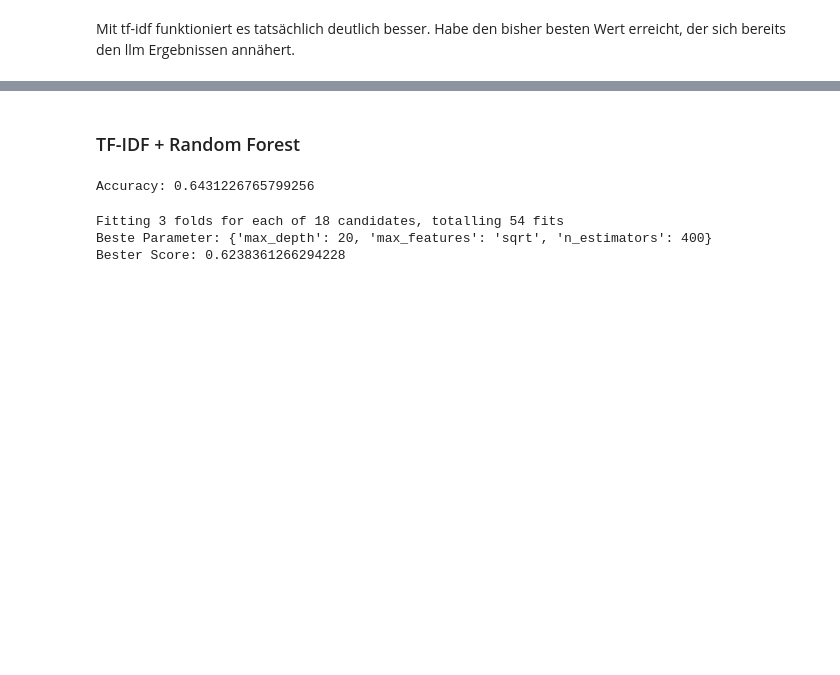
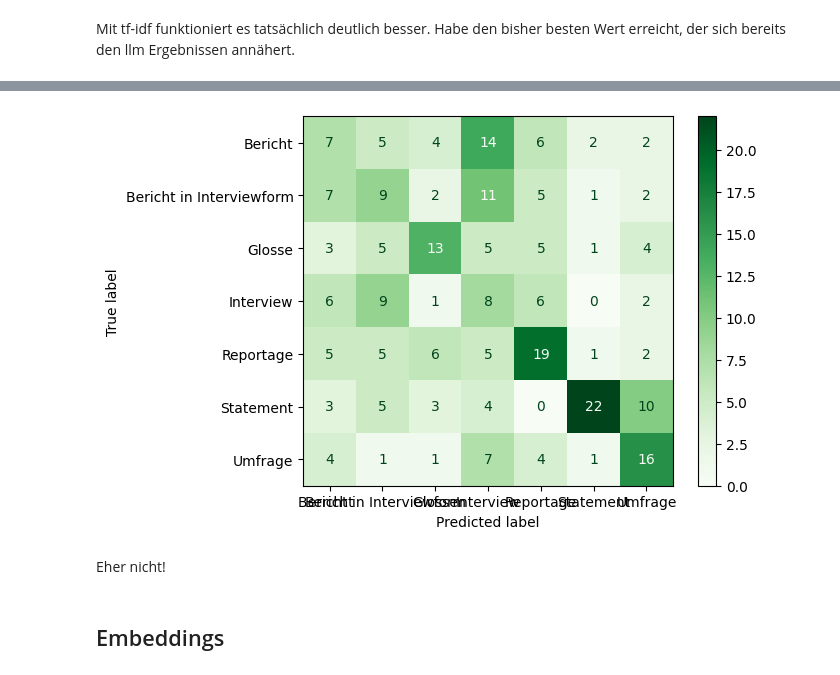
Before and after one commit to jaeniboy/nlp-genres, a Jupyter notebook: text_classification.ipynb, the cells around one changed output, grey strips where cells are left out. Saved outputs shown, nothing was run; the diff lists cells and outputs as text; code cells hidden in the pictures; blank space fills up the shorter version.

Commit message:
latent dirichlet allocation und ersten embeddings-ansatz ausprobiert

```diff
--- a/text_classification.ipynb
+++ b/text_classification.ipynb
@@ -733,14 +834,22 @@ Mit tf-idf funktioniert es tatsächlich deutlich besser. Habe den bisher besten
 # %%
-# TF-IDF statt reinen Wortzählens
-vectorizer = TfidfVectorizer(max_features=2000)  # 👈 Geändert
-X = vectorizer.fit_transform(df["clean_text"])
+# Bag of Words schnüren
 
+from sklearn.discriminant_analysis import LinearDiscriminantAnalysis
+from sklearn.decomposition import LatentDirichletAllocation as LDiA
+
+
+vectorizer = CountVectorizer(max_features=5000)
+X = vectorizer.fit_transform(df["text_lemmatized"])
 y = df['gattung']
-X_train, X_test, y_train, y_test = train_test_split(X, y, test_size=0.2, random_state=42)
 
-model = MultinomialNB()
+ldia = LDiA(n_components=200, learning_method='batch')
+ldia = ldia.fit_transform(X)
+
+X_train, X_test, y_train, y_test = train_test_split(ldia, y, test_size=0.2, random_state=42)
+
+model = LinearDiscriminantAnalysis(n_components=None)
 model.fit(X_train, y_train)
 
-y_pred = model.predict(X_test)
-print("Genauigkeit:", accuracy_score(y_test, y_pred))
+print(model.score(X_train, y_train))
+print(model.score(X_test, y_test))
 # %% [output]
@@ -793,40 +858,16 @@ Bester Score: 0.6452513966480447
-# %% [markdown]
-### TF-IDF + Random Forest
-# %%
-
-vectorizer = TfidfVectorizer(max_features=5000)
-X = vectorizer.fit_transform(df["clean_text"])
-
-y = df['gattung']
-X_train, X_test, y_train, y_test = train_test_split(X, y, test_size=0.2, random_state=42)
-
-# Vorher: DecisionTreeClassifier
-rf_classifier = RandomForestClassifier(
-    n_estimators=100,  # Anzahl Bäume
-    max_depth=None,     # Begrenzt Baumtiefe
-    random_state=42,
-    n_jobs=-1          # Nutzt alle CPU-Kerne
-)
-rf_classifier.fit(X_train, y_train)
-
-y_pred = rf_classifier.predict(X_test)
-
-print("Accuracy:", accuracy_score(y_test, y_pred))
-# %% [output]
-Accuracy: 0.6431226765799256
-# %%
-param_grid = {
-    'n_estimators': [200,300,400],
-    'max_features': ['sqrt', 'log2'],
-    'max_depth': [10, 20, None]
-}
-
-grid_search = GridSearchCV(rf_classifier, param_grid, cv=3, verbose=1)
-grid_search.fit(X_train, y_train)
-
-print("Beste Parameter:", grid_search.best_params_)
-print("Bester Score:", grid_search.best_score_)
-# %% [output]
-Fitting 3 folds for each of 18 candidates, totalling 54 fits
-Beste Parameter: {'max_depth': 20, 'max_features': 'sqrt', 'n_estimators': 400}
-Bester Score: 0.6238361266294228
+# %%
+# ... Matrix erstellen
+y_pred = model.predict(X_test)
+cm = confusion_matrix(y_test, y_pred)
+
+# ... und visualisieren
+class_names = np.unique(y_test)
+disp = ConfusionMatrixDisplay(confusion_matrix=cm, display_labels=class_names)
+disp.plot(cmap='Greens')
+plt.show()
+# %% [output]
+[figure, added]
+# %% [markdown]
+Eher nicht!
+# %% [markdown]
+## Embeddings
```
Also changed, not shown: parts of 31 cells of this notebook.
